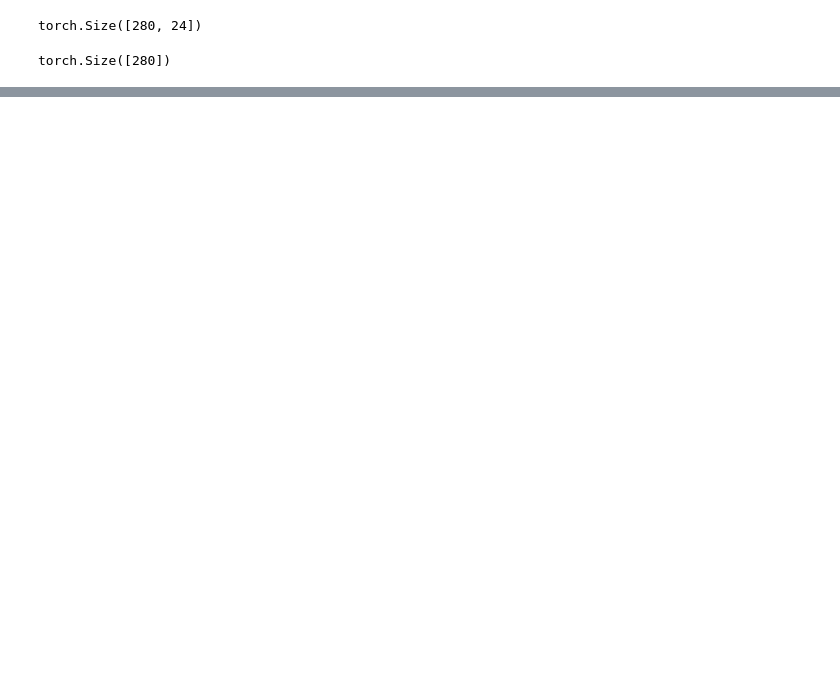
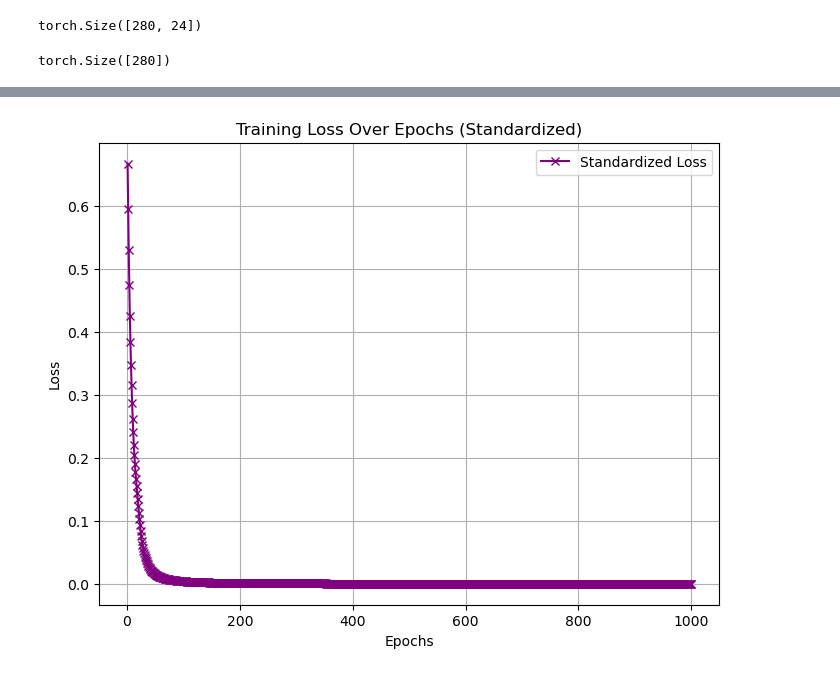
Before and after one commit to YasiruBasura/ANN, a Jupyter notebook: 204092P_KanakkahewaYB.ipynb, the cells around one changed output, grey strips where cells are left out. Cells and saved outputs as stored; diff of their text form; code cells hidden in the pictures; blank space fills up the shorter version.

```diff
--- a/204092P_KanakkahewaYB.ipynb
+++ b/204092P_KanakkahewaYB.ipynb
@@ -291,0 +303,28 @@ plt.show()
+# %%
+X_train_std, X_test_std, y_train_std, y_test_std = train_test_split(
+    X_standardized, df['class'].values, test_size=0.2
+)
+# %%
+X_train_tensor_std = torch.tensor(X_train_std, dtype=torch.float32)
+X_test_tensor_std = torch.tensor(X_test_std, dtype=torch.float32)
+y_train_tensor_std = torch.tensor(y_train_std, dtype=torch.long)
+y_test_tensor_std = torch.tensor(y_test_std, dtype=torch.long)
+# %%
+model_std = network(input_size, hidden_size, output_size)
+criterion_std = nn.CrossEntropyLoss()
+optimizer_std = optim.Adam(model_std.parameters(), lr=learning_rate)
+# %%
+losses_std = []
+
+for epoch in range(num_epochs):
+    model_std.train()
+    optimizer_std.zero_grad()
+    outputs_std = model_std(X_train_tensor_std)
+    loss_std = criterion_std(outputs_std, y_train_tensor_std)
+    loss_std.backward()
+    optimizer_std.step()
+
+    losses_std.append(loss_std.item())
+
+    if (epoch + 1) % 100 == 0:
+        print(f"[Standardized Data] Epoch [{epoch + 1}/{num_epochs}], Loss: {loss_std.item():.4f}")
@@ -291,0 +342,11 @@ plt.show()
+# %%
+plt.figure(figsize=(8, 6))
+plt.plot(range(1, num_epochs + 1), losses_std, label='Standardized Loss', color='purple', marker='x')
+plt.xlabel('Epochs')
+plt.ylabel('Loss')
+plt.title('Training Loss Over Epochs (Standardized)')
+plt.grid(True)
+plt.legend()
+plt.show()
+# %% [output]
+[figure, added]
```
Also changed, not shown: parts of 11 cells of this notebook.
